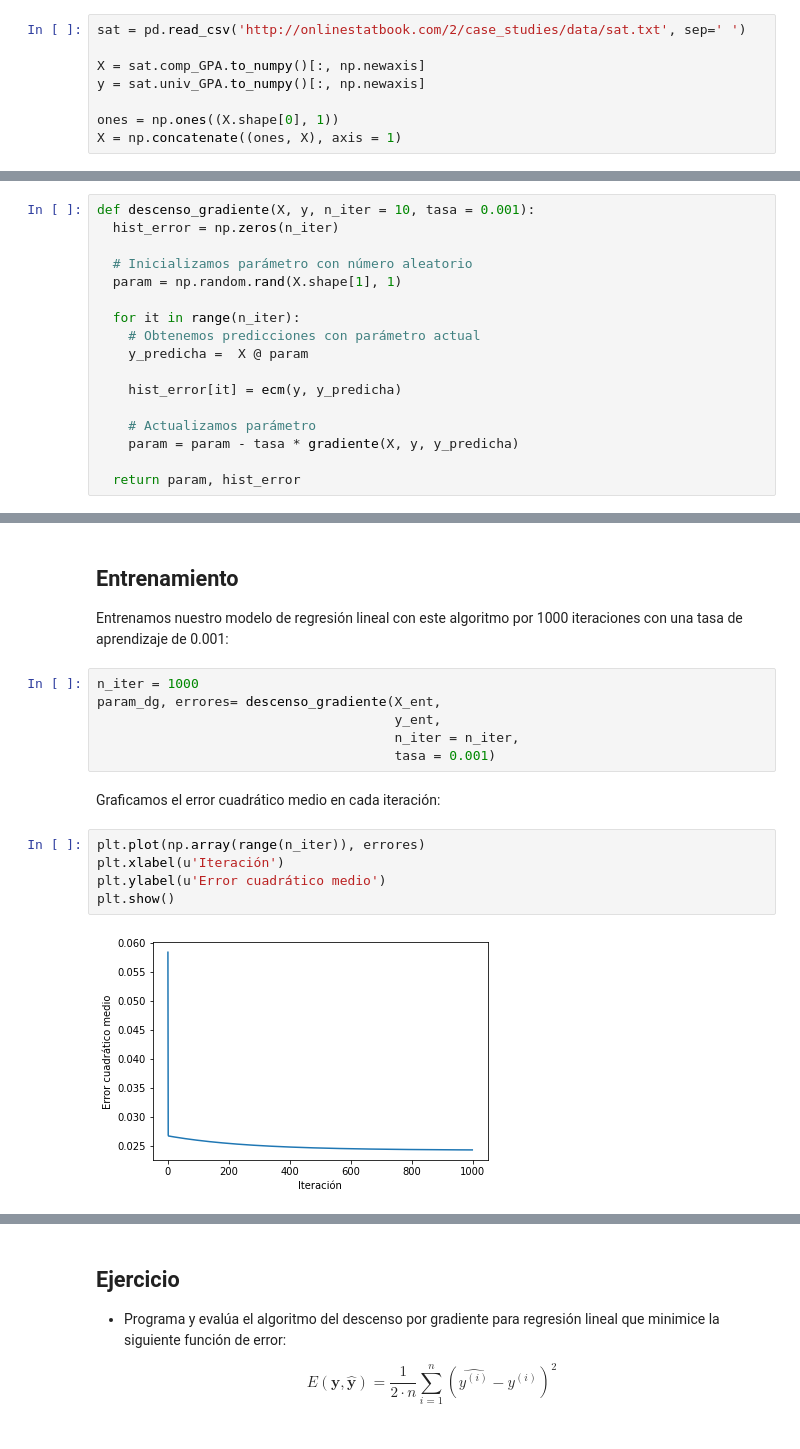
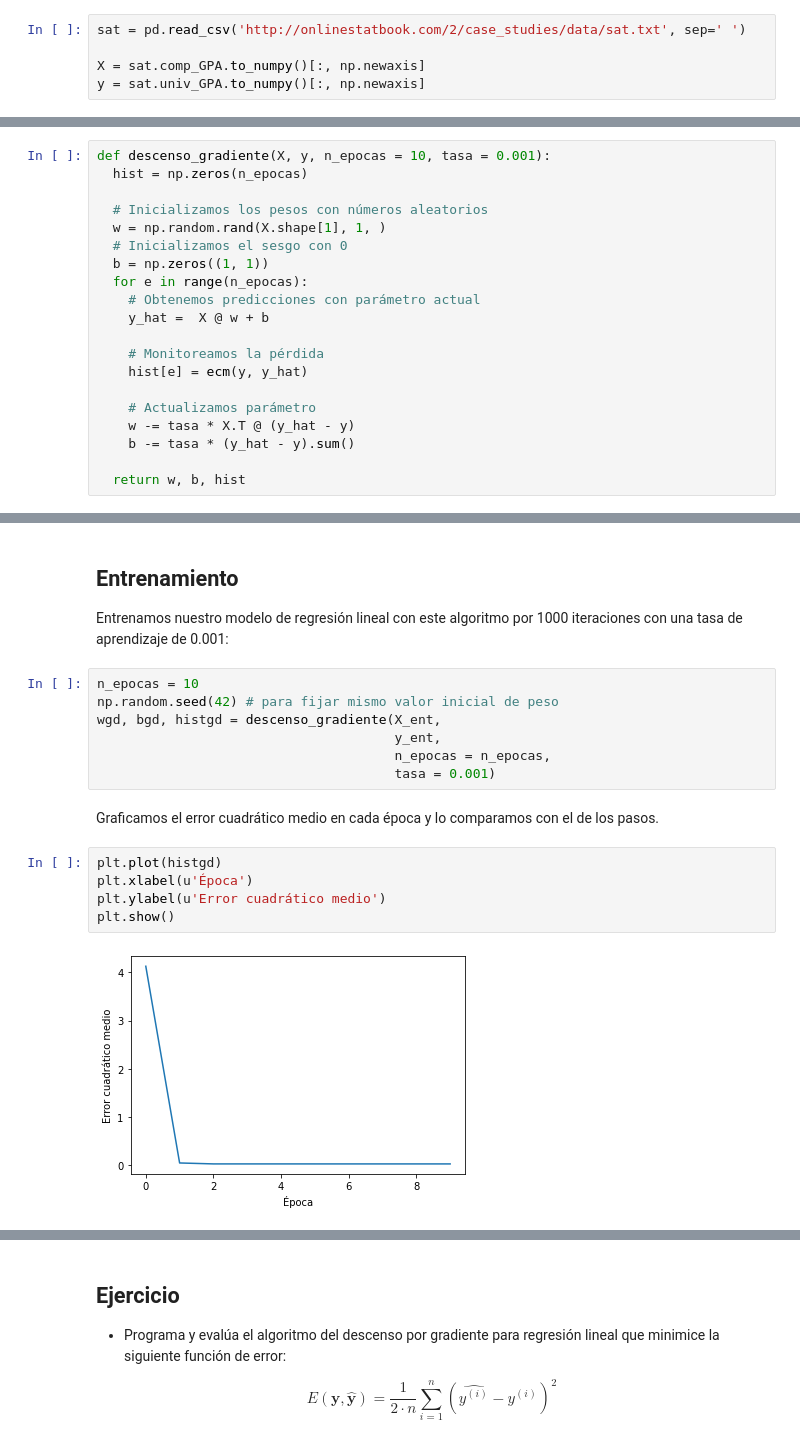
Before and after one commit to gibranfp/CursoAprendizajeProfundo, a Jupyter notebook: notebooks/1a_sgd_reglin.ipynb, the cells around one changed output, grey strips where cells are left out. Drawn from its saved outputs; the diff is of its cells as text.

```diff
--- a/notebooks/1a_sgd_reglin.ipynb
+++ b/notebooks/1a_sgd_reglin.ipynb
@@ -21,9 +20,6 @@ sat = pd.read_csv('http://onlinestatbook.com/2/case_studies/data/sat.txt', sep='
 
 X = sat.comp_GPA.to_numpy()[:, np.newaxis]
 y = sat.univ_GPA.to_numpy()[:, np.newaxis]
-
-ones = np.ones((X.shape[0], 1))
-X = np.concatenate((ones, X), axis = 1)
 # %% [markdown]
 Dividimos  aleatoriamente el conjunto de datos en 80% para entrenamiento y 20% para validación. Para eso usaremos la funcion `train_test_split` de scikit-learn.
 # %%
@@ -58,17 +50,20 @@ El algoritmo del descenso por gradiente quedaría como sigue:
 # %%
-def descenso_gradiente(X, y, n_iter = 10, tasa = 0.001):
-  hist_error = np.zeros(n_iter)
+def descenso_gradiente(X, y, n_epocas = 10, tasa = 0.001):
+  hist = np.zeros(n_epocas)
 
-  # Inicializamos parámetro con número aleatorio
-  param = np.random.rand(X.shape[1], 1)
+  # Inicializamos los pesos con números aleatorios
+  w = np.random.rand(X.shape[1], 1, )
+  # Inicializamos el sesgo con 0
+  b = np.zeros((1, 1))
+  for e in range(n_epocas):
+    # Obtenemos predicciones con parámetro actual
+    y_hat =  X @ w + b
 
-  for it in range(n_iter):
-    # Obtenemos predicciones con parámetro actual
-    y_predicha =  X @ param
-
-    hist_error[it] = ecm(y, y_predicha)
+    # Monitoreamos la pérdida
+    hist[e] = ecm(y, y_hat)
 
     # Actualizamos parámetro
-    param = param - tasa * gradiente(X, y, y_predicha)
+    w -= tasa * X.T @ (y_hat - y)
+    b -= tasa * (y_hat - y).sum()
 
-  return param, hist_error
+  return w, b, hist
@@ -75,18 +114,19 @@ def descenso_gradiente(X, y, n_iter = 10, tasa = 0.001):
 # %% [markdown]
 ## Entrenamiento
 Entrenamos nuestro modelo de regresión lineal con este algoritmo por 1000 iteraciones con una tasa de aprendizaje de 0.001:
-# %%
-n_iter = 1000
-param_dg, errores= descenso_gradiente(X_ent,
-                                      y_ent,
-                                      n_iter = n_iter,
-                                      tasa = 0.001)
+# %%
+n_epocas = 10
+np.random.seed(42) # para fijar mismo valor inicial de peso
+wgd, bgd, histgd = descenso_gradiente(X_ent,
+                                      y_ent,
+                                      n_epocas = n_epocas,
+                                      tasa = 0.001)
 # %% [markdown]
-Graficamos el error cuadrático medio en cada iteración:
+Graficamos el error cuadrático medio en cada época y lo comparamos con el de los pasos.
 # %%
-plt.plot(np.array(range(n_iter)), errores)
-plt.xlabel(u'Iteración')
+plt.plot(histgd)
+plt.xlabel(u'Época')
 plt.ylabel(u'Error cuadrático medio')
 plt.show()
 # %% [output]
-[figure, old version]
+[figure, new version]
```
Also changed, not shown: parts of 19 cells of this notebook.
